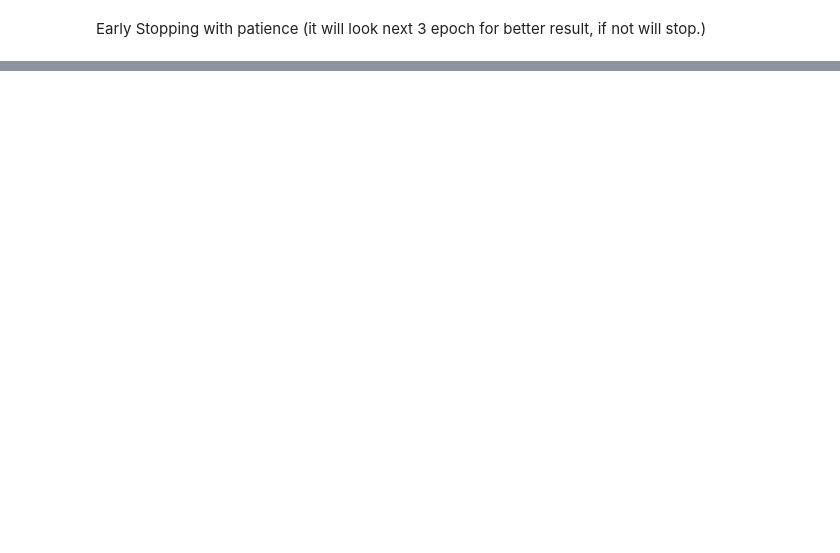
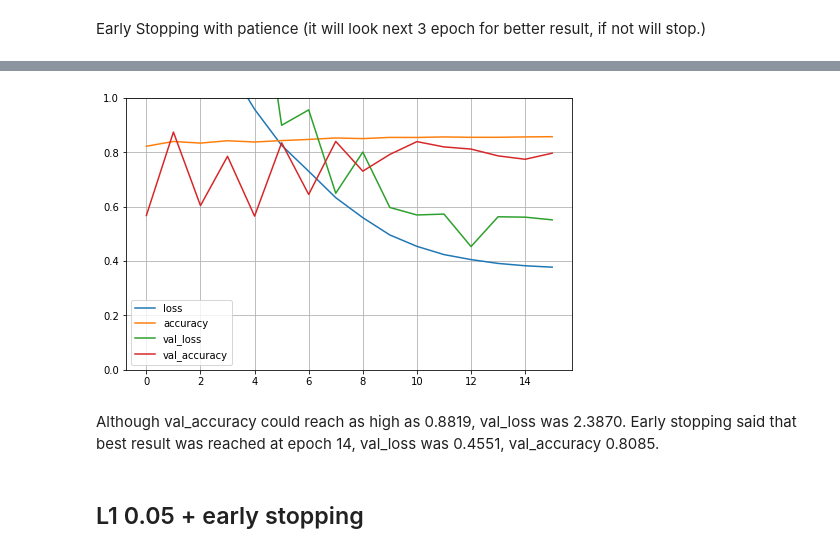
Before and after one commit to nopynospy/apu_deep_learning, a Jupyter notebook: Lab_3.ipynb, the cells around one changed output, grey strips where cells are left out. Cells and saved outputs as stored; diff of their text form; code cells hidden in the pictures; blank space fills up the shorter version.

```diff
--- a/Lab_3.ipynb
+++ b/Lab_3.ipynb
@@ -266,0 +301,42 @@ The loss is better too, based on the y-axis. In previous model, test loss can re
+# %%
+def add_l1_l2_layer(classifier, units, regularizer, isFirst=False):
+  if isFirst:
+    classifier.add(Dense(units = units, kernel_initializer = 'he_uniform', activation = 'relu', input_dim = 12, kernel_regularizer=regularizer))
+  else:
+    classifier.add(Dense(units= units , kernel_initializer = 'he_uniform', activation = 'relu', kernel_regularizer=regularizer))
+  return(classifier)
+
+def create_model_l1(layer1=0, layer2=0, layer3=0):
+    #Initializing Neural Network
+    classifier = Sequential()
+
+    ##Defining the architecture of ANN
+
+    # First layer
+    if layer1==0:
+      add_base_layer(classifier, 512, 0)
+    else:
+      add_l1_l2_layer(classifier, 512, keras.regularizers.l1(layer1), isFirst=True)
+    # Second layer
+    if layer2==0:
+      add_base_layer(classifier, 128, 1)
+    else:
+      add_l1_l2_layer(classifier, 128, keras.regularizers.l1(layer2))
+    # Third layer
+    if layer3==0:
+      add_base_layer(classifier, 96, 1)
+    else:
+      add_l1_l2_layer(classifier, 96, keras.regularizers.l1(layer3))
+    # classifier.add(Dense(units= 96, kernel_initializer = 'he_uniform', activation = 'relu'))
+    # Adding the output layer
+    add_base_layer(classifier, 2, 2)
+    # classifier.add(Dense(units = 2, kernel_initializer = 'he_uniform', activation = 'softmax'))
+
+    classifier.compile(optimizer = 'SGD', loss = 'categorical_crossentropy', metrics = ['accuracy'])
+    return classifier
+
+model_l1_1 = create_model_l1(layer1 = 0.01)
+
+model_l1_1.compile(loss='binary_crossentropy', optimizer='adam', metrics=['accuracy'])
+
+model_l1_1_hist = model_l1_1.fit(X_train, y_train_cat, validation_split=0.25, epochs = 50,  batch_size = 32, callbacks=[early_stopping], verbose = 1)
@@ -266,0 +361,8 @@ The loss is better too, based on the y-axis. In previous model, test loss can re
+# %%
+plot_acc_loss(model_l1_1_hist)
+# %% [output]
+[figure, added]
+# %% [markdown]
+Although val_accuracy could reach as high as 0.8819, val_loss was 2.3870. Early stopping said that best result was reached at epoch 14, val_loss was 0.4551, val_accuracy 0.8085.
+# %% [markdown]
+## L1 0.05 + early stopping
```
Also changed, not shown: parts of 69 cells of this notebook.
